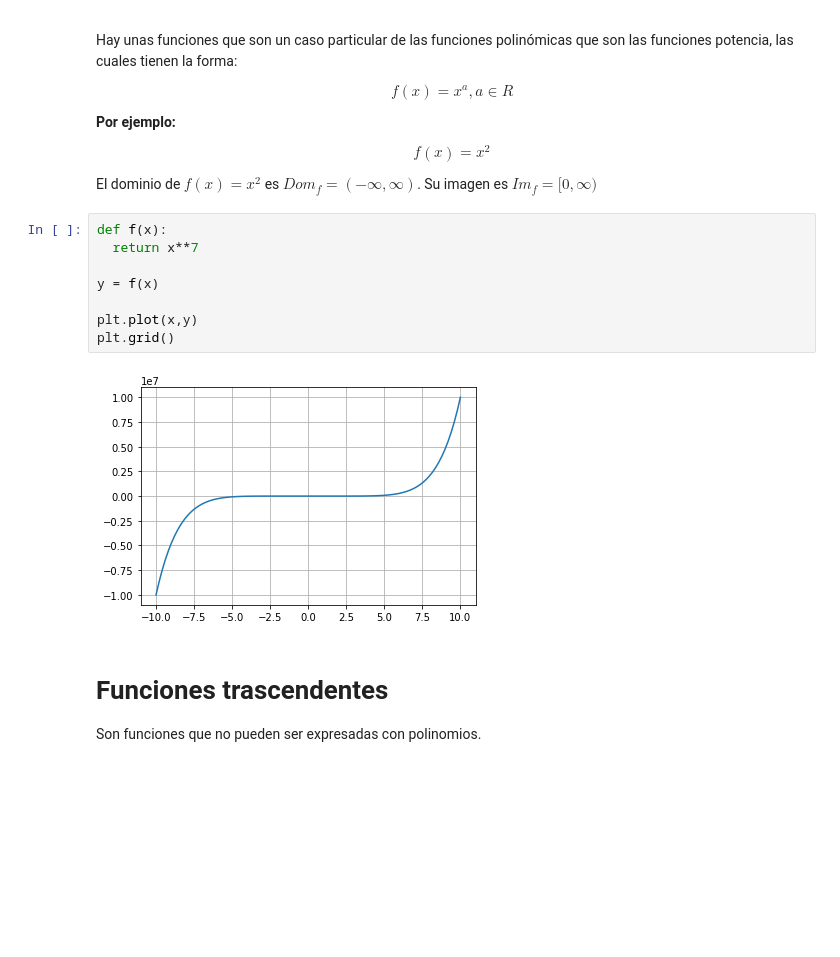
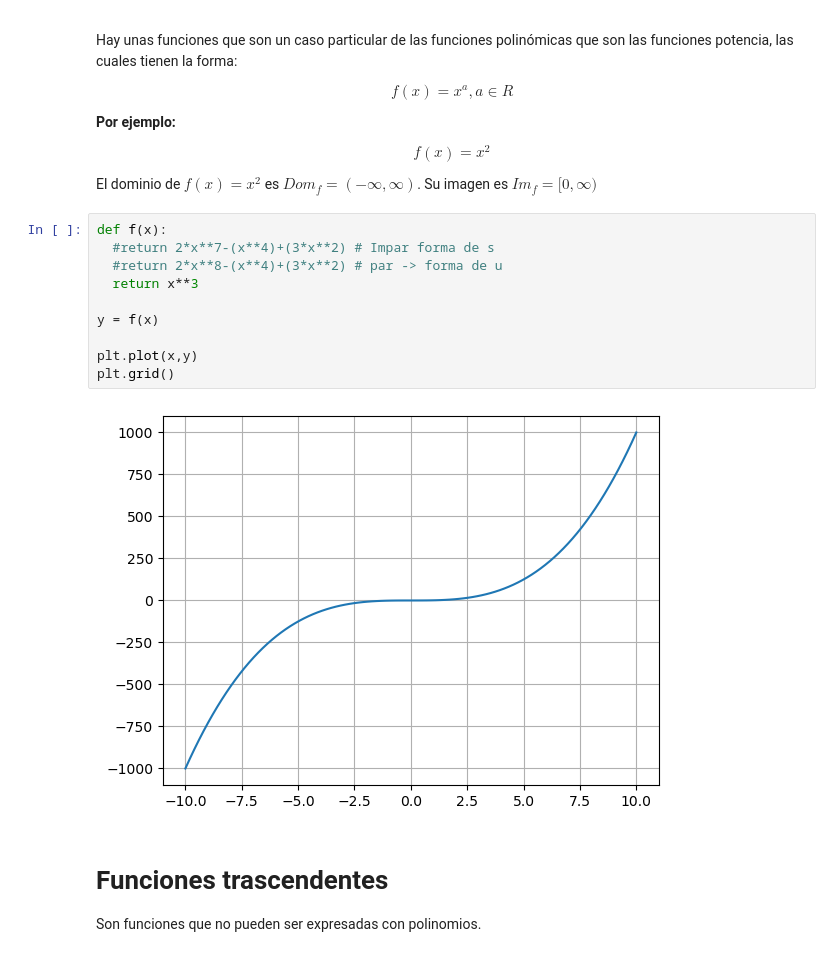
Before and after one commit to rogerreys/math_ai, a Jupyter notebook: 1_Programando_funciones.ipynb, the cells around one changed output. Cells and saved outputs as stored; diff of their text form; blank space fills up the shorter version.

```diff
--- a/1_Programando_funciones.ipynb
+++ b/1_Programando_funciones.ipynb
@@ -61,14 +61,16 @@ $$f(x)= x^{2}$$
 El dominio de $f(x)=x^{2}$ es $Dom_{f} = (-\infty, \infty)$. Su imagen es $Im_{f} = [0, \infty)$
 # %%
 def f(x):
-  return x**7
+  #return 2*x**7-(x**4)+(3*x**2) # Impar forma de s
+  #return 2*x**8-(x**4)+(3*x**2) # par -> forma de u
+  return x**3
 
 y = f(x)
 
 plt.plot(x,y)
 plt.grid()
 # %% [output]
-[figure, old version]
+[figure, new version]
 # %% [markdown]
 # Funciones trascendentes
 
```
